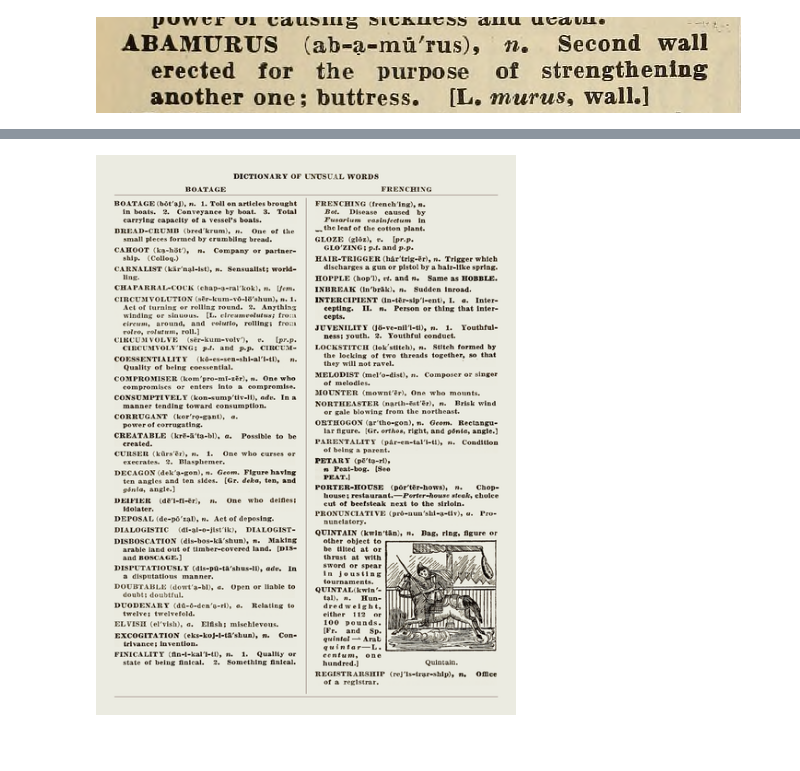
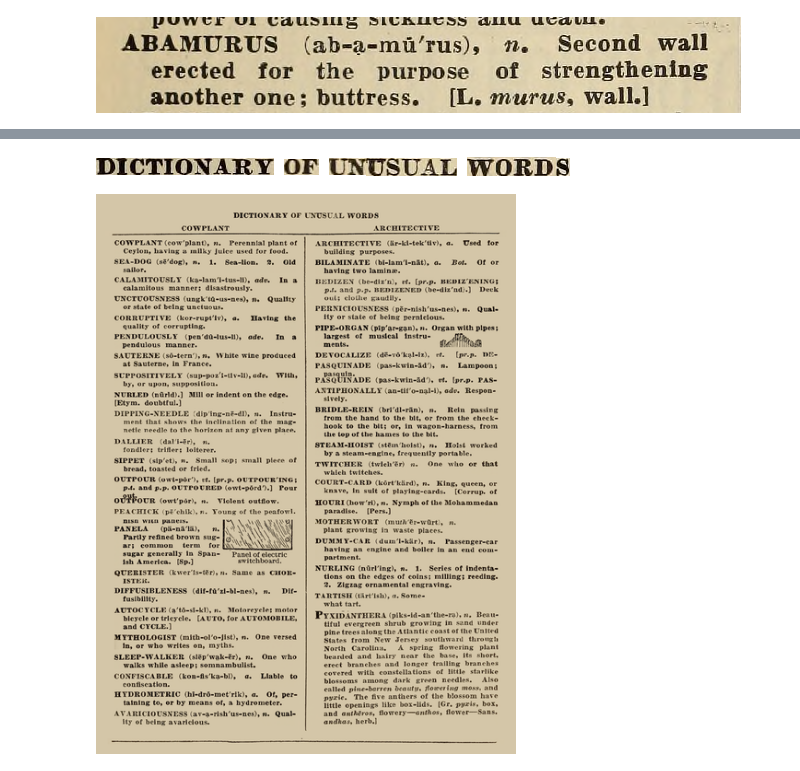
Before and after one commit to organisciak/unusual-words, a Jupyter notebook: ipynb/Uncommon Words 2.ipynb, the cells around one changed output, grey strips where cells are left out. Cells and saved outputs as stored; diff of their text form; code cells hidden in the pictures; blank space fills up the shorter version.

```diff
--- a/ipynb/Uncommon Words 2.ipynb
+++ b/ipynb/Uncommon Words 2.ipynb
@@ -188,3 +186,54 @@ match.word.values[0]
+# %%
+words = [('DICTIONARY', (0,0,0,0)),
+         ('OFT', (0,0,17,0)),
+         ('UNARM', (0,0,63,0)),
+         ('USUAL', (0,0,0,0)),
+         ('WORD', (0,6,0,0)),
+         ('SON ', (0,0,38,0))]
+word_images = []
+for word, cut_corners in words:
+    match = definitions[definitions.text.str.startswith(word)][:1]
+    img = img_from_match(match)
+    def_img = get_defword_img(img, word)
+    crop = cut_corners[:2] + ((def_img.width-cut_corners[2]), (def_img.height-cut_corners[3]))
+    word_images.append(def_img.crop(crop))
+
+titlew = sum([img.width for img in word_images]) + 30
+titleh = max([img.height for img in word_images])
+
+left = 0
+title_img = Image.new('RGB', size=(titlew, titleh+2), color=(255, 255, 255))
+top = [1, 2, 1, 1, 0, 1]
+left_space = [10, 10, 0, 10, 0, 0]
+
+for i, img in enumerate(word_images):
+    title_img.paste(img, (left,top[i]))
+    left += img.width + left_space[i]
+
+title_img_mask = create_img_mask(title_img)
+title_img
+# %% [output]
+[figure, added]
+# %%
+import pyocr
+import pyocr.builders
+tool = pyocr.get_available_tools()[0]
+linebuilder = pyocr.builders.LineBoxBuilder()
+
+def get_defword_img(def_img, query):
+    ''' Get just the image of the word being defined'''
+    line_boxes = tool.image_to_string(def_img, lang='eng', builder=linebuilder)
+    words = [(wordbox.content, wordbox.position) for box in line_boxes for wordbox in box.word_boxes]
+    pos = None
+    for word in line_boxes:
+        for wordbox in box.word_boxes:
+            if wordbox.content == query:
+                pos = wordbox.position
+    # Fallback: return first wordbox
+    if not pos:
+        pos = line_boxes[0].word_boxes[0].position
+    # Trim three pixels from the bottom
+    return def_img.crop(pos[0]+pos[1])
 # %%
 def create_img_mask(img):
     imgb = ImageEnhance.Brightness(img)
@@ -199,7 +248,7 @@ par_pad = 15
 header_size = 70
 wsize = int(margin*2 + colwidth*2+sep_margin)
 hsize = int(wsize*4/3)
-page_color = (235, 235, 225)
+page_color = (212, 198, 168)
 ink_color = (70,30,30)
 
 im = Image.new('RGB', (wsize, hsize), color=page_color)
@@ -213,7 +262,7 @@ column = 0
 draw = ImageDraw.Draw(im)
 font = ImageFont.truetype("../fonts/Sahitya-Regular.ttf", 30)
 
-for word in uncommonwords.iloc[1000::100].values[:80]:
+for word in uncommonwords.sample(80).values[:80]:
     match = query_definitions(word)
     img = img_from_match(match, hpad=0, wpad=0)
     w,h = img.size
@@ -235,42 +284,43 @@ for word in uncommonwords.iloc[1000::100].values[:80]:
         vplace = vplace_start
         if column == 0:
             column += 1
         else:
             break
             column = 0
             # TODO save the page and start a new page
     imgmask = create_img_mask(img)
     im.paste(img, (margin+(column*(colwidth+sep_margin)), vplace), imgmask)
 
     # If at the top of a column, add column header
     if vplace == vplace_start:
         word = match.word.values[0]
         def_img = get_defword_img(img, word)
         def_img_mask = create_img_mask(def_img)
         im.paste(def_img,
                  (int((colwidth-def_img.width)/2+margin+(column*(colwidth+sep_margin))),
                   int(margin+header_size-def_img.height-10)),
                 def_img_mask)
 
     vplace += (h + par_pad)
 
 im.paste(title_img,
          (int((wsize-title_img.width)/2), int(margin)),
         title_img_mask)
 
-draw.line((colwidth+margin+sep_margin/2, margin + header_size + 10, colwidth+margin+sep_margin/2, hsize-margin-10), fill=ink_color)
-draw.line((margin, margin + header_size, wsize-margin, margin + header_size), fill=ink_color)
-draw.line((margin, hsize-margin, wsize-margin, hsize-margin), fill=ink_color)
+# Add vertical divider, sampled from scans
+div = img_from_match(allp.query("(left > 810) & (left < 910) & (text == '') & (height < 1750) "
+                                "& (height > 1650) and (width < 10)").sample(1))
+div = div.resize((div.width, hsize-header_size-margin*2-20), Image.ANTIALIAS)
+im.paste(div,
+         (int((wsize-div.width)/2), int(margin+header_size + 10)),
+         create_img_mask(div))
 
-#font = ImageFont.truetype("../fonts/Sahitya-Regular.ttf", poem_fsize)
-
-#ill_full = get_illustration()
-#ill = ill_full.resize((int(illustration_height*(ill_full.size[0] / ill_full.size[1])),
-#                      illustration_height),
-#                      Image.ANTIALIAS)
-
-#illmask = create_img_mask(ill)
+# Add horizontal lines at the top and bottom, sampled from scans
+header_hr = img_from_match(allp.query("(text == '') & (width < 1300) & (width > 950) and (height < 30)").sample(1))
+im.paste(header_hr, (int((wsize-footer_hr.width)/2), int(margin + header_size - (footer_hr.height)/2)), create_img_mask(header_hr))
+footer_hr = img_from_match(allp.query("(text == '') & (width < 1300) & (width > 950) and (height < 30)").sample(1))
+im.paste(footer_hr, (int((wsize-footer_hr.width)/2), int(hsize-margin+(footer_hr.height)/2)), create_img_mask(footer_hr))
 
 im.resize((int(wsize/3),int(hsize/3)), Image.ANTIALIAS)
 # %% [output]
-[figure, old version]
+[figure, new version]
```
Also changed, not shown: parts of 9 cells of this notebook, 1 other file.
